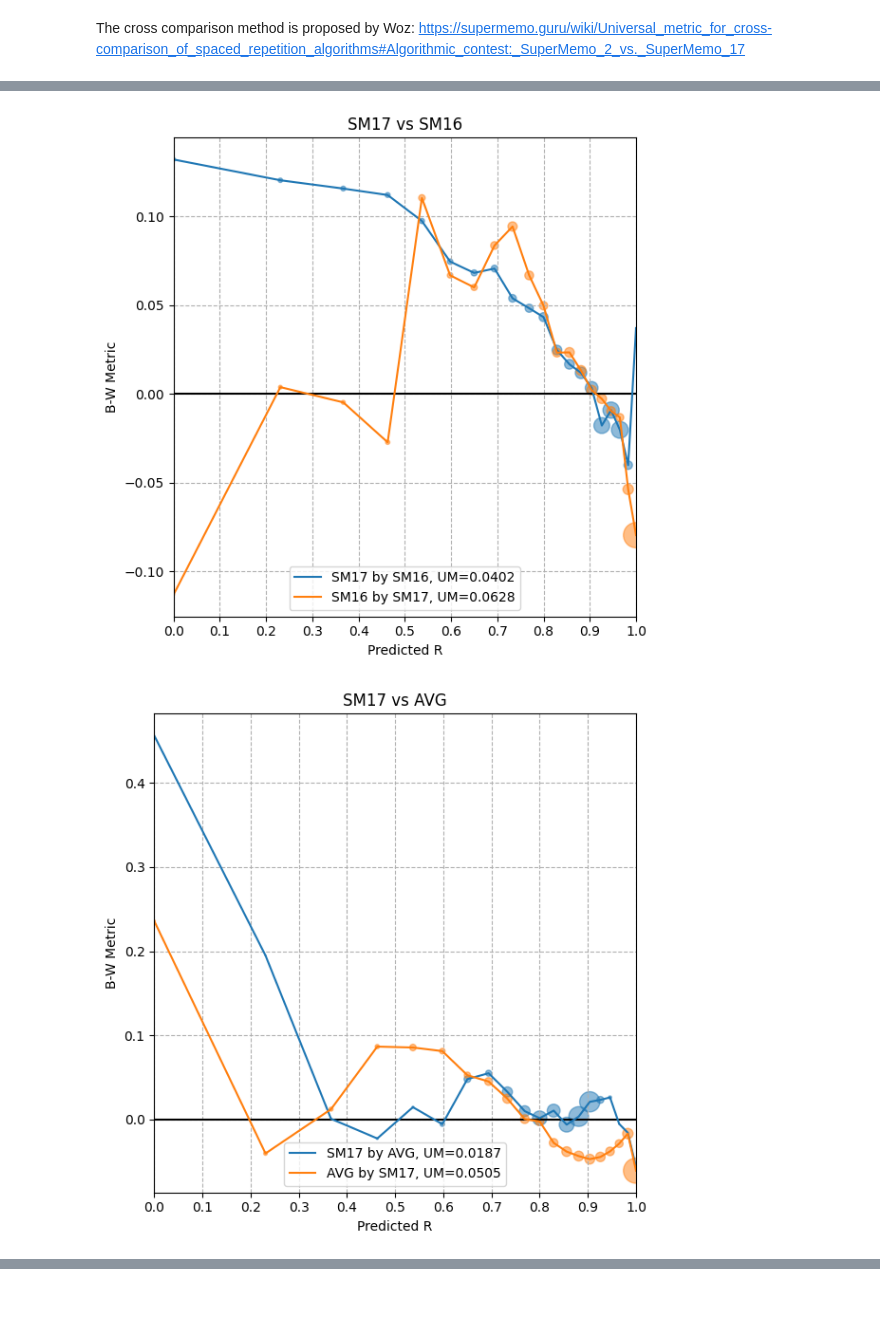
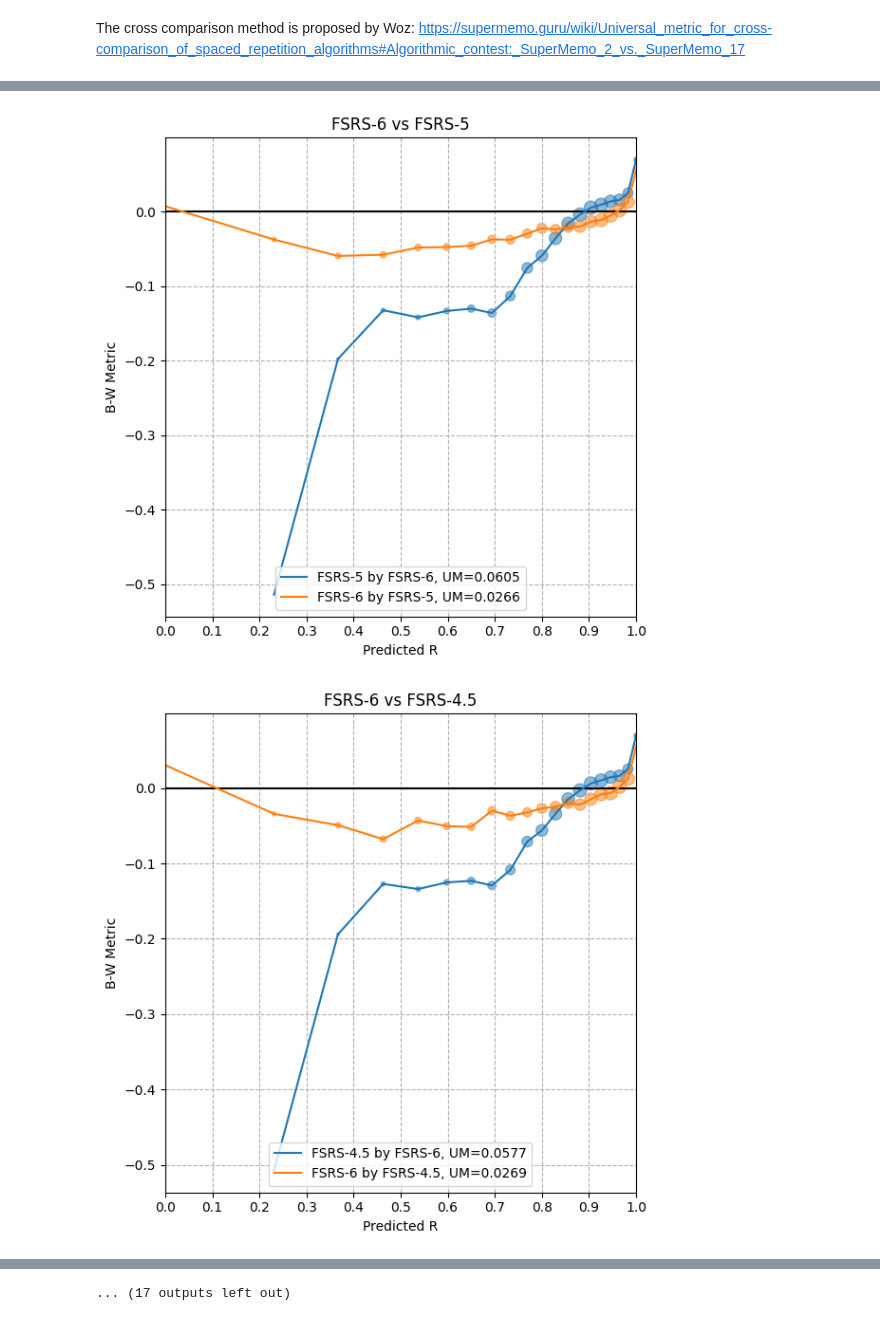
Before and after one commit to open-spaced-repetition/fsrs-vs-sm17, a Jupyter notebook: cross-comparison.ipynb, the cells around one changed output, grey strips where cells are left out. Saved outputs shown, nothing was run; the diff lists cells and outputs as text; code cells hidden in the pictures.

```diff
--- a/cross-comparison.ipynb
+++ b/cross-comparison.ipynb
@@ -123,8 +33,14 @@ cross_comparison(df, "FSRSv3", "SM17")
-# %%
-cross_comparison(df, "SM16", "SM17")
-# %% [output]
-[figure, removed]
-# %%
-cross_comparison(df, "AVG", "SM17")
-# %% [output]
-[figure, removed]
+# %%
+from utils import cross_comparison
+import itertools
+
+results = []
+
+all_algorithms = ["FSRS-6", "FSRS-5", "FSRS-4.5", "FSRSv4", "FSRSv3", "SM17", "SM16", "AVG"]
+
+for player, referee in itertools.combinations(all_algorithms, 2):
+    results.append(cross_comparison(df, player, referee))
+results
+# %% [output]
+[figure, added]
+[figure, added]
@@ -130,0 +57 @@ cross_comparison(df, "AVG", "SM17")
+... (17 outputs left out)
```
Also changed, not shown: parts of 9 cells of this notebook, 42 other files.
